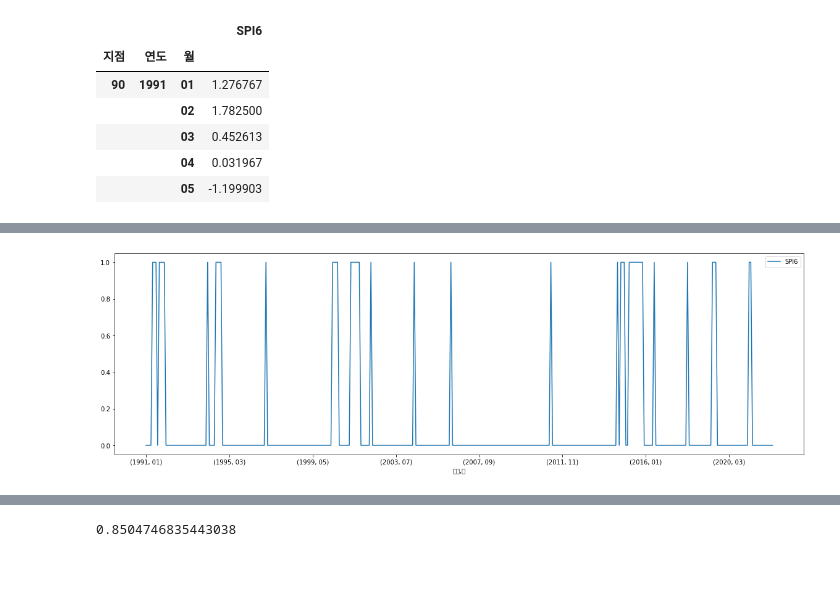
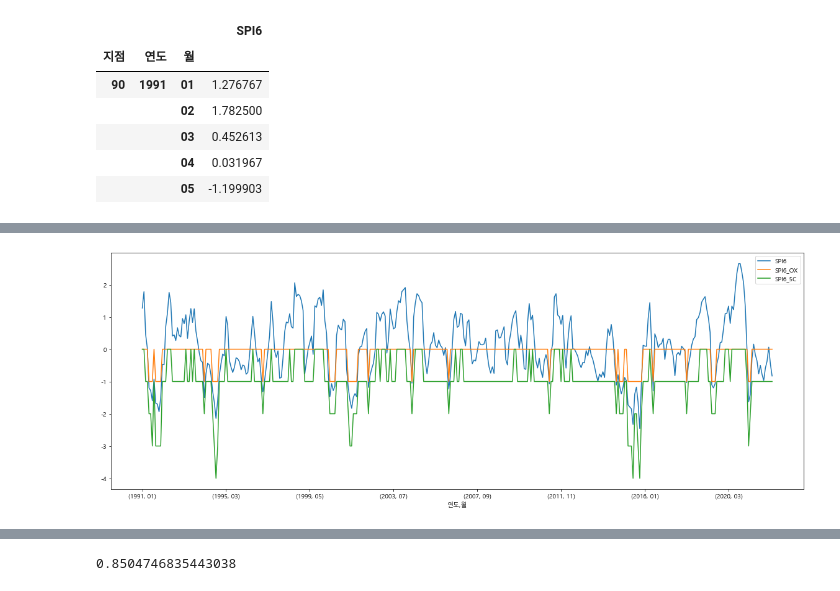
Before and after one commit to zbooster/DroughtForecast, a Jupyter notebook: source_code/DroughtForecast.ipynb, the cells around one changed output, grey strips where cells are left out. Saved outputs shown, nothing was run; the diff lists cells and outputs as text; code cells hidden in the pictures.

Commit message:
label class define

```diff
--- a/source_code/DroughtForecast.ipynb
+++ b/source_code/DroughtForecast.ipynb
@@ -18,6 +18,24 @@
 # font_name = mpl.font_manager.FontProperties(fname=path).get_name()
 # mpl.rc('font', family=font_name)
 # mpl.font_manager._rebuild()
+# %%
+import matplotlib.pyplot as plt
+import platform
+from matplotlib import font_manager, rc
+
+get_ipython().run_line_magic("matplotlib", "inline")
+
+path = "C:/Windows/Fonts/malgun.ttf"
+
+if platform.system() == "Darwin":
+    rc("font", family="Arial Unicode MS")
+elif platform.system() == "Windows":
+    font_name = font_manager.FontProperties(fname=path).get_name()
+    rc("font", family=font_name)
+else:
+    print("Unkown system. sorry~~")
+
+plt.rc('axes', unicode_minus=False)
 # %% [markdown]
 ## 데이터 수집
 - 기상자료개방포털(https://data.kma.go.kr)에서 다운로드
@@ -327,3 +344,0 @@ spi_mean.loc[90].plot(figsize=(20, 6));
-# %%
-spi_mean['SPI6'] = spi_mean['SPI6'].map(lambda x: 0 if x > -1 else 1)
-spi_mean.head()
@@ -337,0 +345,12 @@ spi_mean.head()
+# %%
+def label_class(spi):
+    if 1 <= spi:            return 0
+    elif -1 < spi < 1:      return -1
+    elif -1.5 < spi <= -1:  return -2
+    elif -2 < spi <= -1.5:  return -3
+    elif -2 > spi:          return -4
+
+
+spi_mean['SPI6_OX'] = spi_mean['SPI6'].map(lambda x: 0 if x > -1 else -1)
+spi_mean['SPI6_5C'] = spi_mean['SPI6'].map(label_class)
+spi_mean.head()
@@ -338,7 +365,7 @@ spi_mean.head()
 # %%
-spi_mean.loc[90].plot.line(figsize=(20, 6));
+spi_mean.loc[90].plot.line(figsize=(20, 7));
 # %% [output]
-[figure, old version]
+[figure, new version]
 # %%
 train_data_raw = pd.merge(asos_mean_6m, spi_mean, on=['지점', '연도', '월']).dropna().sort_index()
 train_data_raw.head(2)
```
Also changed, not shown: parts of 16 cells of this notebook.
